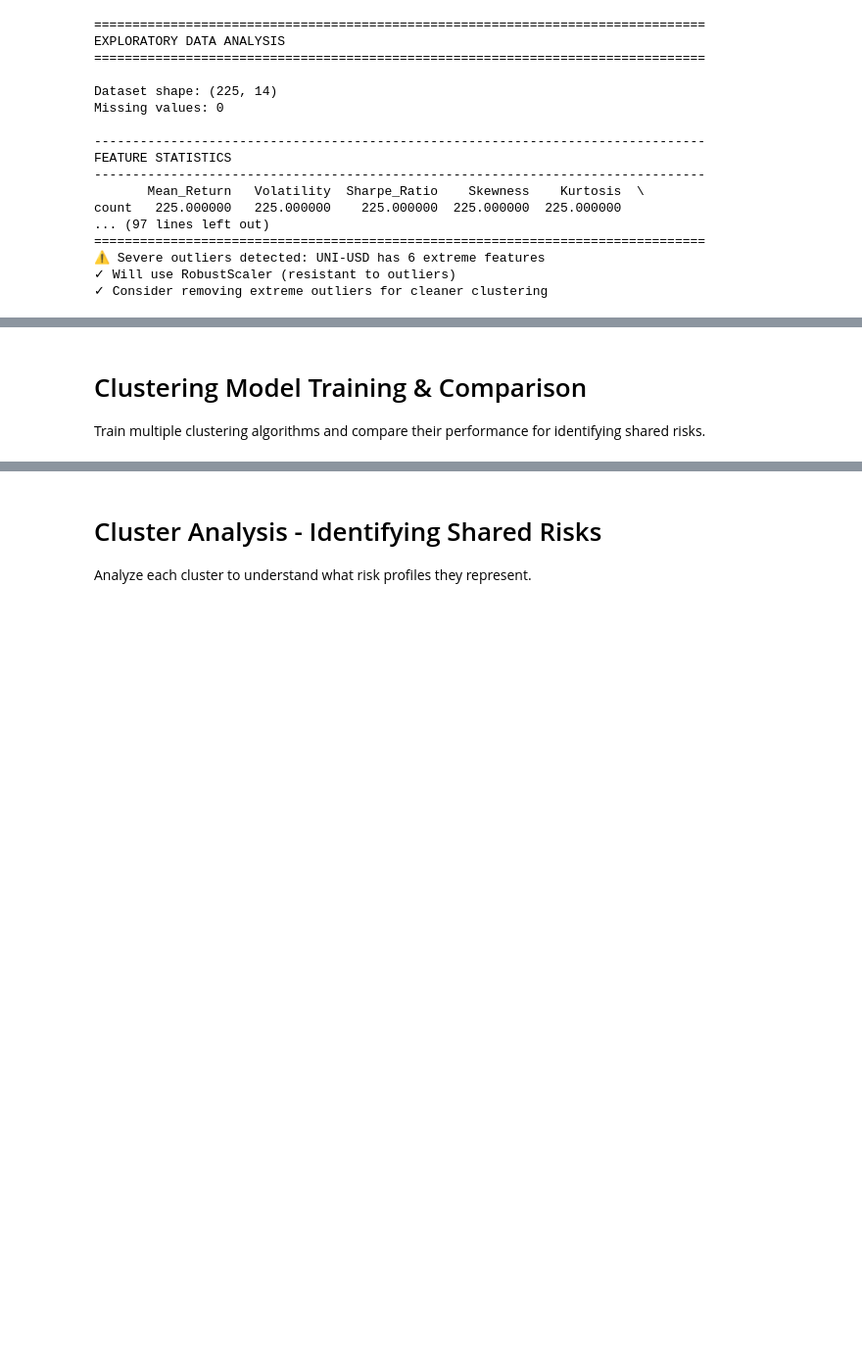
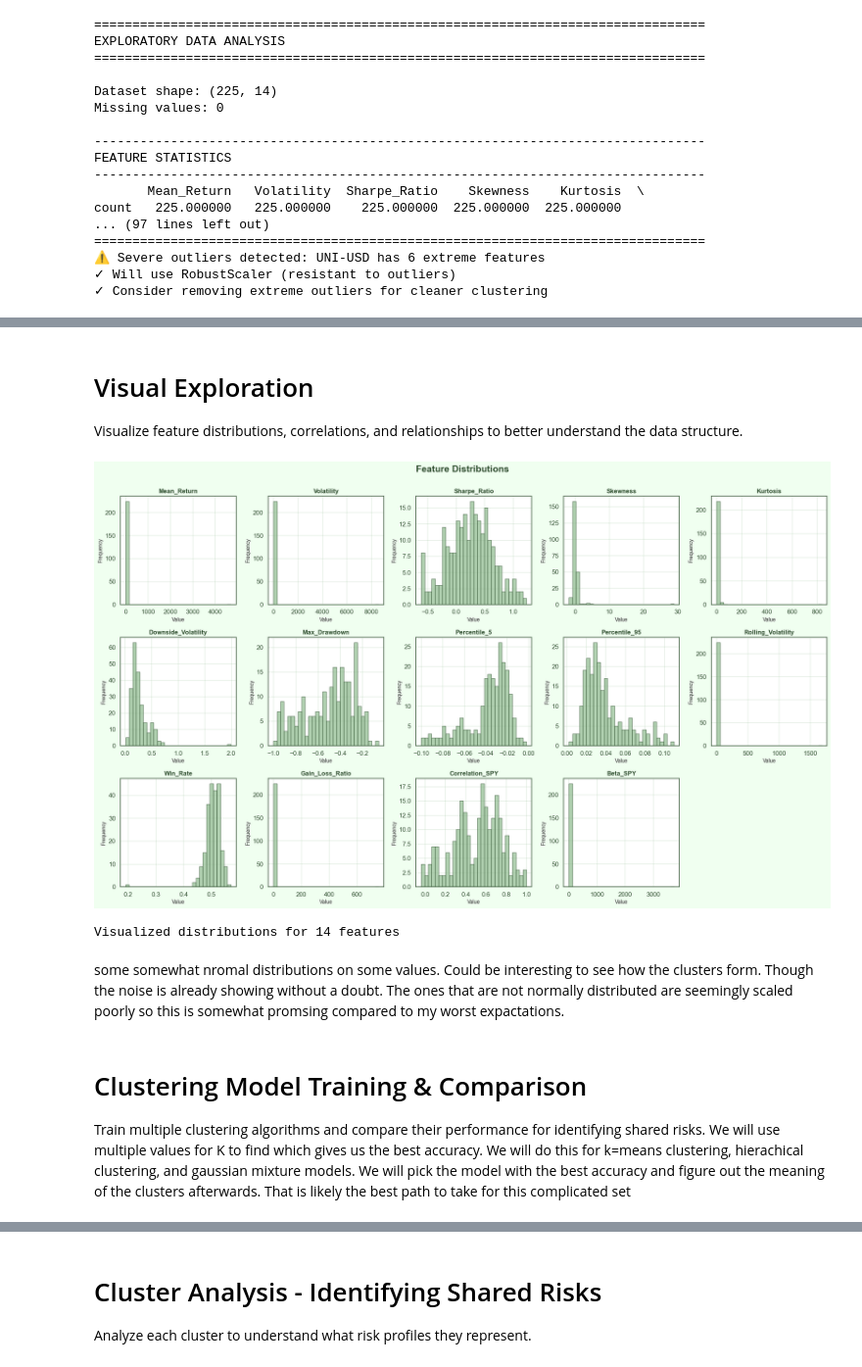
Before and after one commit to Thpow/ticker-clustering, a Jupyter notebook: project.ipynb, the cells around one changed output, grey strips where cells are left out. Shown at 98% size. Saved outputs shown, nothing was run; the diff lists cells and outputs as text; code cells hidden in the pictures; blank space fills up the shorter version.

```diff
--- a/project.ipynb
+++ b/project.ipynb
@@ -792,5 +795,41 @@ Scaled feature statistics:
+# %% [markdown]
+# Visual Exploration
+
+Visualize feature distributions, correlations, and relationships to better understand the data structure.
+# %%
+# Load features for visualization
+features = pd.read_csv(DATA_DIR / "clustering_features.csv", index_col=0)
+
+# Feature distribution visualization
+fig, axes = plt.subplots(3, 5, figsize=(20, 12))
+axes = axes.flatten()
+
+for idx, col in enumerate(features.columns):
+    if idx < len(axes):
+        axes[idx].hist(features[col], bins=30, color=AI_COLORS['primary'],
+                       edgecolor=AI_COLORS['dark'], alpha=0.7)
+        axes[idx].set_title(col, fontsize=12, fontweight='bold', color=AI_COLORS['dark'])
+        axes[idx].set_xlabel('Value', fontsize=10)
+        axes[idx].set_ylabel('Frequency', fontsize=10)
+        axes[idx].grid(True, alpha=0.3)
+
+# Hide unused subplots
+for idx in range(len(features.columns), len(axes)):
+    axes[idx].axis('off')
+
+plt.suptitle('Feature Distributions', fontsize=18, fontweight='bold',
+             color=AI_COLORS['dark'], y=1.00)
+plt.tight_layout()
+plt.show()
+
+print(f"Visualized distributions for {len(features.columns)} features")
+# %% [output]
+[figure, added]
+Visualized distributions for 14 features
+# %% [markdown]
+some somewhat nromal distributions on some values. Could be interesting to see how the clusters form. Though the noise is already showing without a doubt. The ones that are not normally distributed are seemingly scaled poorly so this is somewhat promsing compared to my worst expactations.
 # %% [markdown]
 # Clustering Model Training & Comparison
 
-Train multiple clustering algorithms and compare their performance for identifying shared risks.
+Train multiple clustering algorithms and compare their performance for identifying shared risks. We will use multiple values for K to find which gives us the best accuracy. We will do this for k=means clustering, hierachical clustering, and gaussian mixture models. We will pick the model with the best accuracy and figure out the meaning of the clusters afterwards. That is likely the best path to take for this complicated set
 # %%
```
Also changed, not shown: parts of 17 cells of this notebook, 3 other files.
